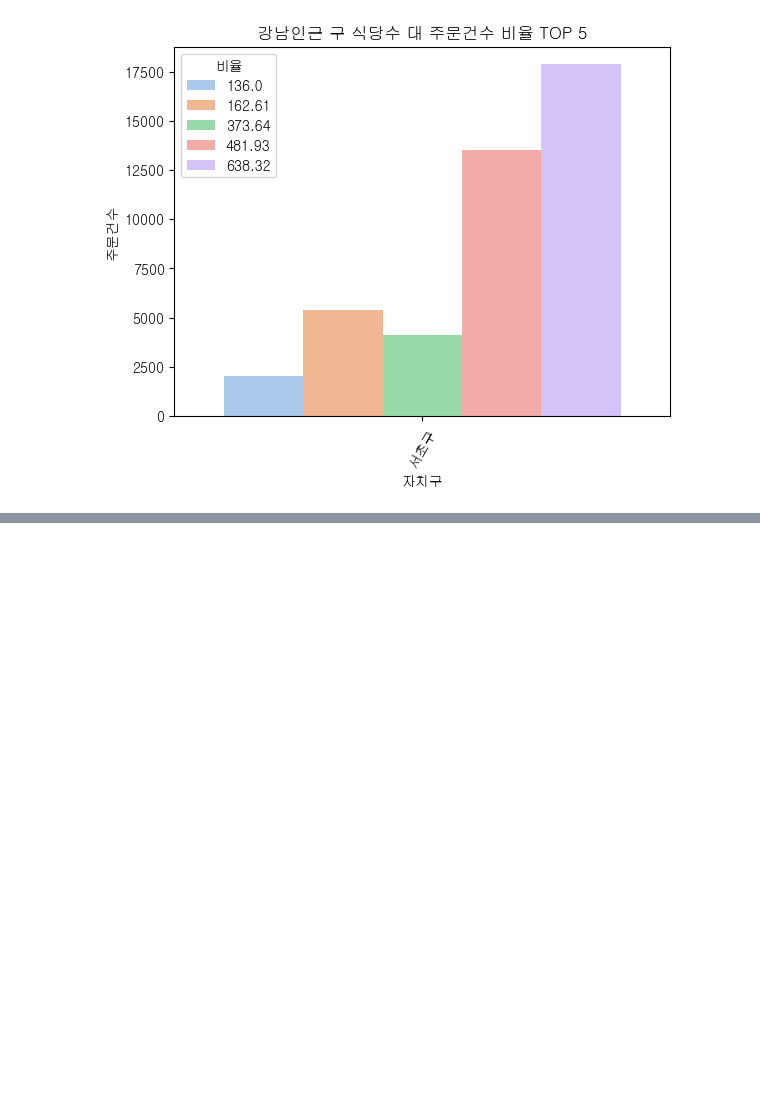
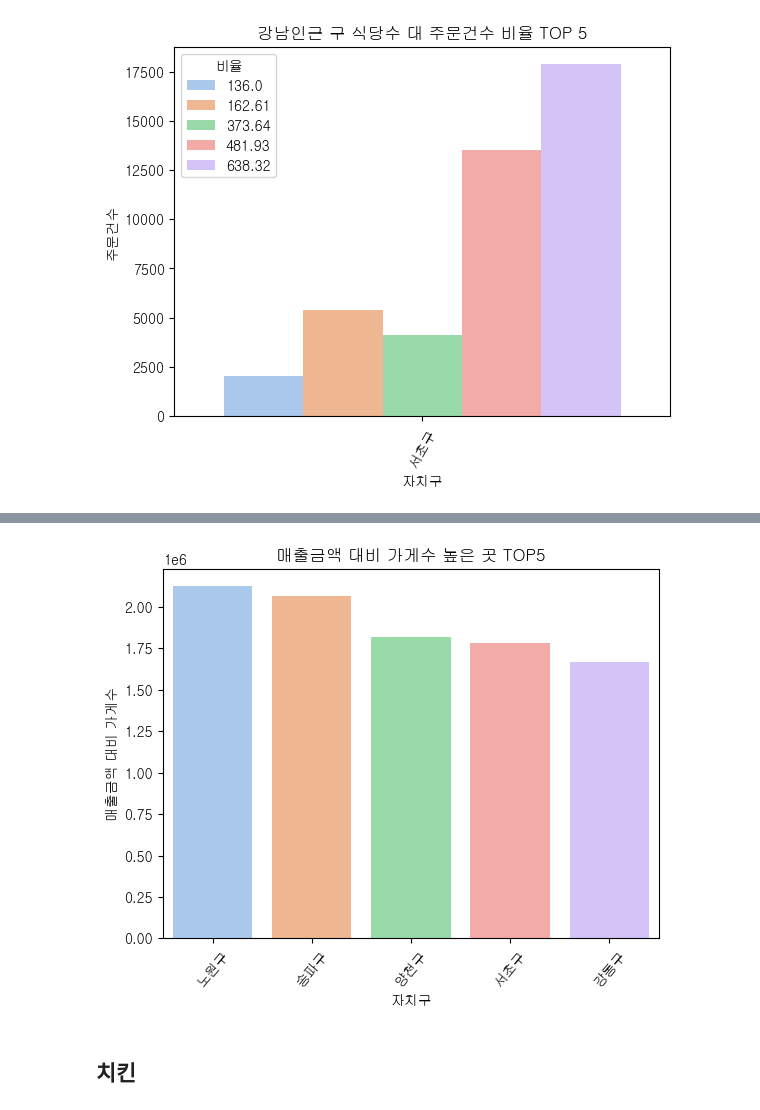
Before and after one commit to sangchun1/sales_project, a Jupyter notebook: data_analysis/seoul_delievery_analysis_barchart.ipynb, the cells around one changed output, grey strips where cells are left out. Saved outputs shown, nothing was run; the diff lists cells and outputs as text; code cells hidden in the pictures; blank space fills up the shorter version.

```diff
--- a/data_analysis/seoul_delievery_analysis_barchart.ipynb
+++ b/data_analysis/seoul_delievery_analysis_barchart.ipynb
@@ -1869,0 +1988,13 @@ sns.barplot(x='자치구',y='주문건수',hue='비율',data=place_order_all.hea
+# %%
+df_total_of = df_total.sort_values(by=['매출금액 대비 가게수'], ascending=False)
+df_total_of.set_index([pd.Index(range(1, 26))], inplace=True)
+df_total_of['매출금액'] = round(df_total_of['매출금액'] / 10000, 2)
+df_total_of.drop(['인구수', '인구 대비 가게수', '매출금액 대비 인구수'], axis=1, inplace=True)
+# %%
+plt.xticks(rotation=50)
+sns.barplot(x='자치구',y='매출금액 대비 가게수',data=df_total_of.head(5)).set(title='매출금액 대비 가게수 높은 곳 TOP5')
+plt.savefig('./plot/BarChart/매출금액 대비 가게수 높은 곳 TOP5.png')
+# %% [output]
+[figure, added]
+# %% [markdown]
+## 치킨
```
Also changed, not shown: parts of 37 cells of this notebook, 12 other files.
